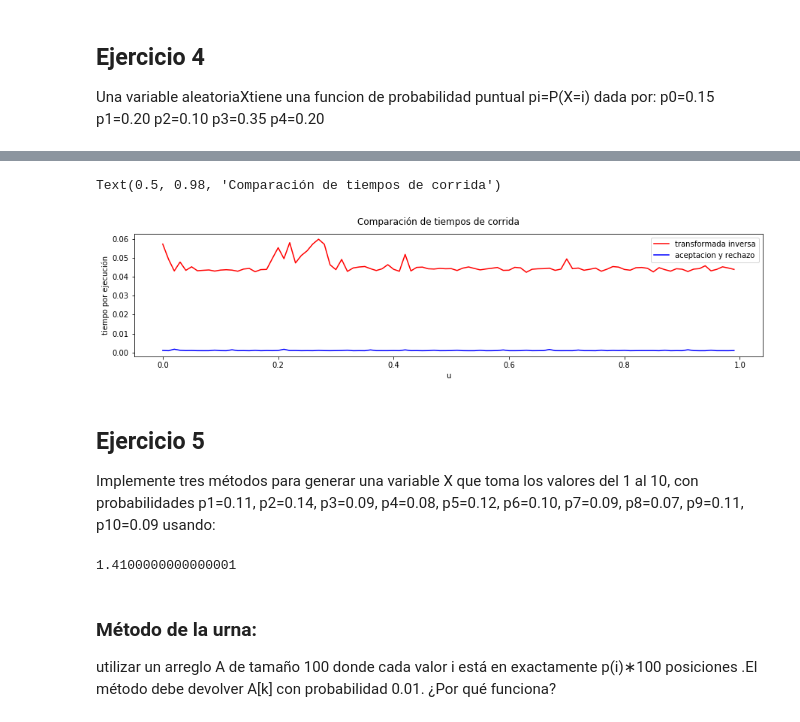
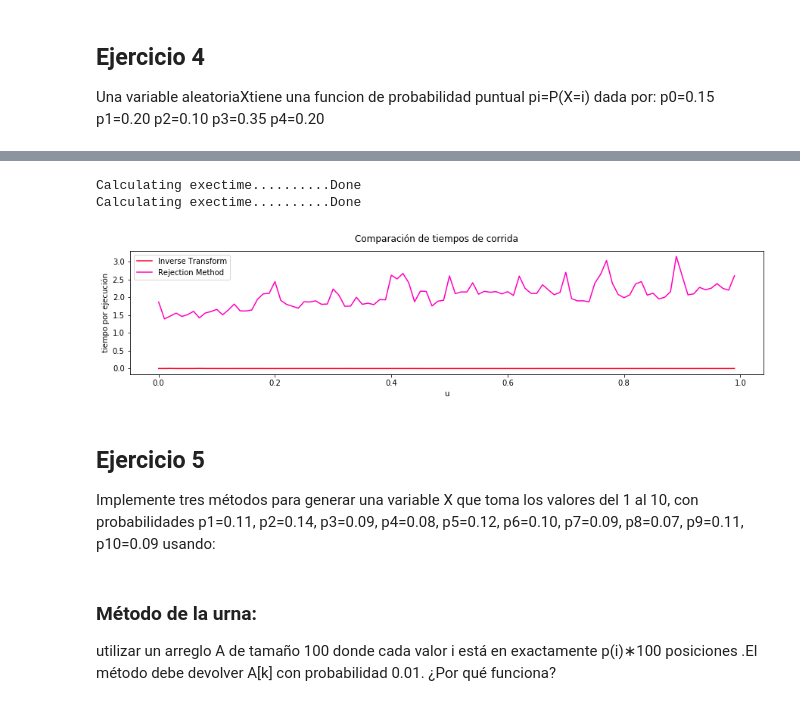
Before and after one commit to git-lu/models-and-simulations, a Jupyter notebook: Practico 4.ipynb, the cells around one changed output, grey strips where cells are left out. Drawn from its saved outputs; the diff is of its cells as text; code cells hidden in the pictures.

```diff
--- a/Practico 4.ipynb
+++ b/Practico 4.ipynb
@@ -135,18 +121,13 @@ for u in range(n):
-# %%
-fig, ax = plt.subplots(figsize = (15,3))
-ax.plot(inverseT, 'r', label = 'transformada inversa')
-ax.plot(rejection, 'b', label = 'aceptacion y rechazo')
-ax.set_xticklabels([str(i/5.) for i in range(6)])
-ax.set_xticks([i for i in range(0,101,20)])
-ax.set_xlabel('u')
-ax.set_ylabel('tiempo por ejecución')
-
-ax.legend(loc = 'best')
-
-plt.suptitle('Comparación de tiempos de corrida')
-# %% [output]
-Text(0.5, 0.98, 'Comparación de tiempos de corrida')
-[figure, removed]
+# %%
+nSim = 1000
+inverseTexecTimes = runTimeCalc(lambda: ex4InverseTransformGenerator.generateInt(),nSim)
+rejectionExecTimes = runTimeCalc(lambda: ex4RejectionGenerator.generateInt(),nSim)
+simTimes = {'Inverse Transform':inverseTexecTimes,'Rejection Method':rejectionExecTimes}
+plotExTimes(simTimes)
+# %% [output]
+Calculating exectime..........Done
+Calculating exectime..........Done
+[figure, added]
 # %% [markdown]
 ## Ejercicio 5
 
@@ -170,7 +151,3 @@ ex5RejectionGenerator = RejectionMethod(
     X_function =ex5_p.get,
     n_values = len(ex5_p)
     )
-# %%
-ex5RejectionGenerator.c
-# %% [output]
-1.4100000000000001
```
Also changed, not shown: parts of 32 cells of this notebook, 1 other file.
